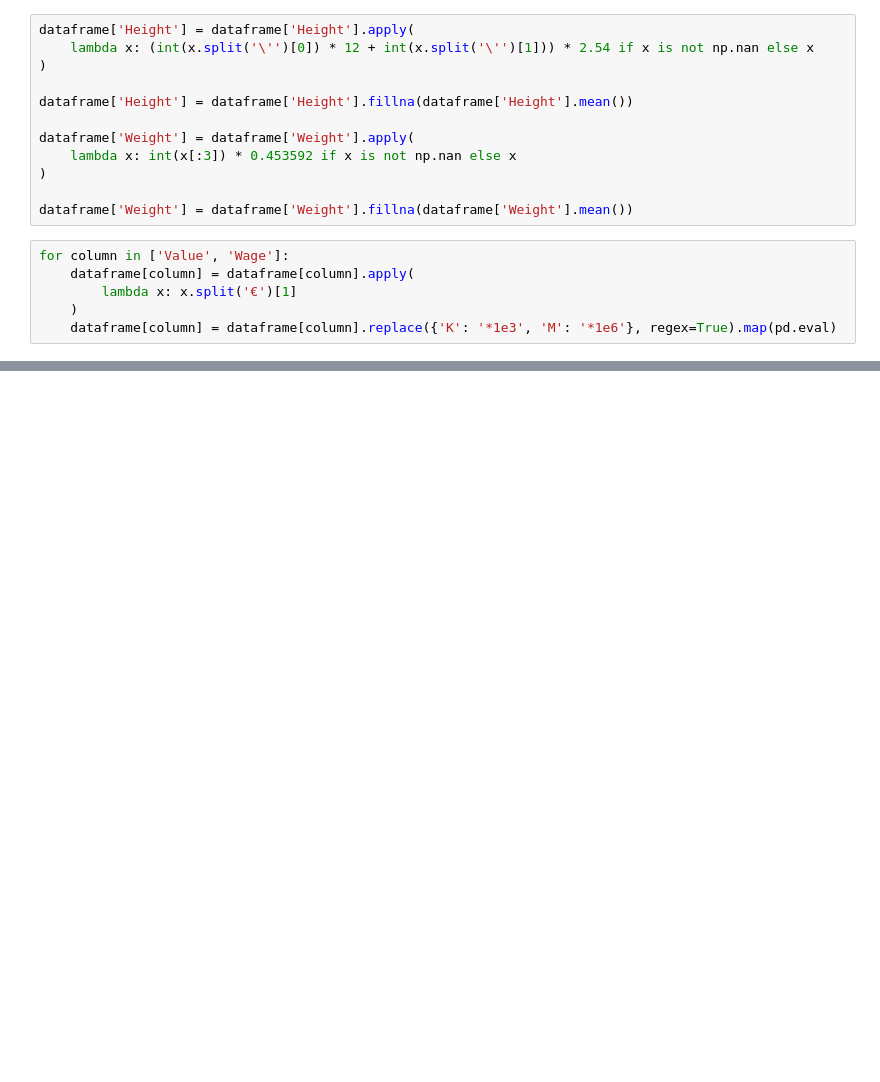
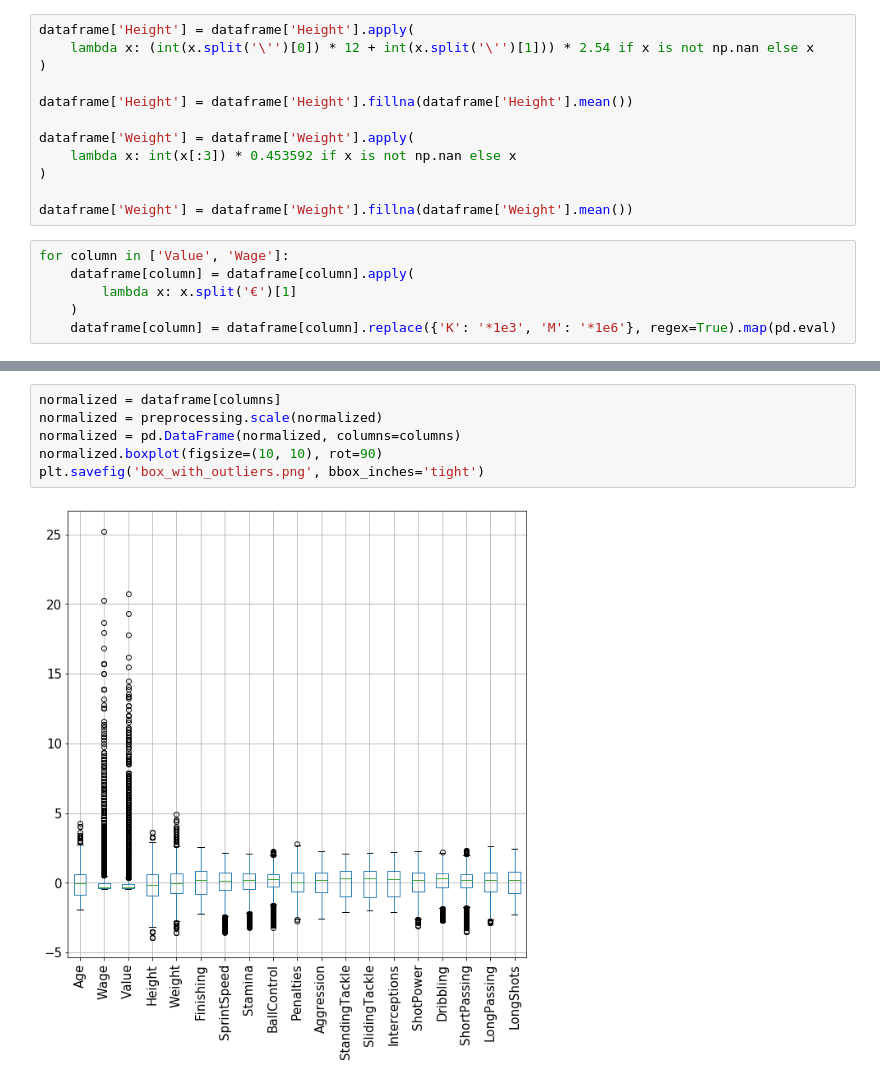
Before and after one commit to pdarulewski/intro_machine_learning_and_data_mining, a Jupyter notebook: project_1/project_1.ipynb, the cells around one changed output, grey strips where cells are left out. Drawn from its saved outputs; the diff is of its cells as text; blank space fills up the shorter version.

```diff
--- a/project_1/project_1.ipynb
+++ b/project_1/project_1.ipynb
@@ -52,0 +91,8 @@ for column in ['Value', 'Wage']:
+# %%
+normalized = dataframe[columns]
+normalized = preprocessing.scale(normalized)
+normalized = pd.DataFrame(normalized, columns=columns)
+normalized.boxplot(figsize=(10, 10), rot=90)
+plt.savefig('box_with_outliers.png', bbox_inches='tight')
+# %% [output]
+[figure, added]
```
Also changed, not shown: parts of 18 cells of this notebook, 1 other file.
